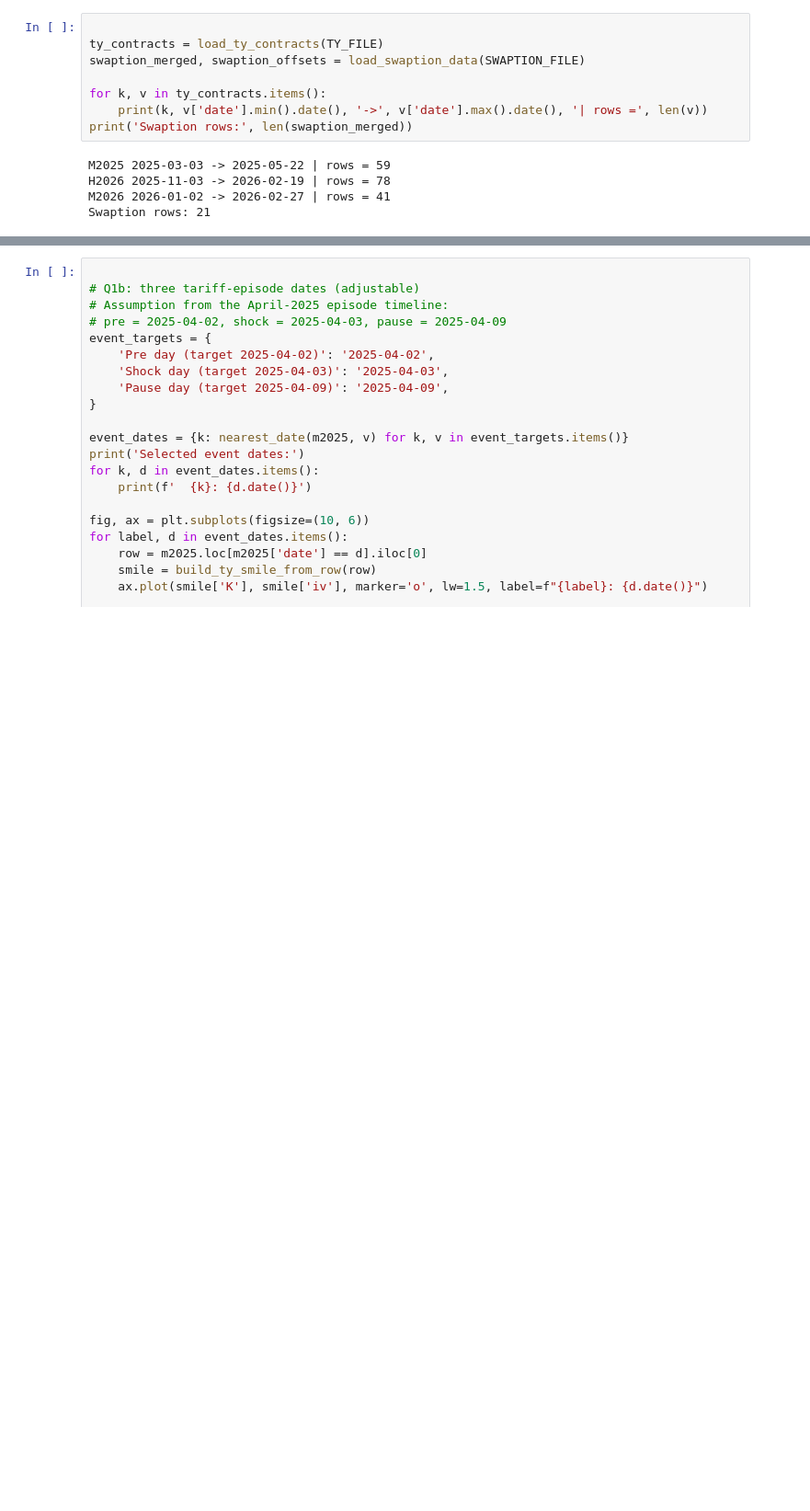
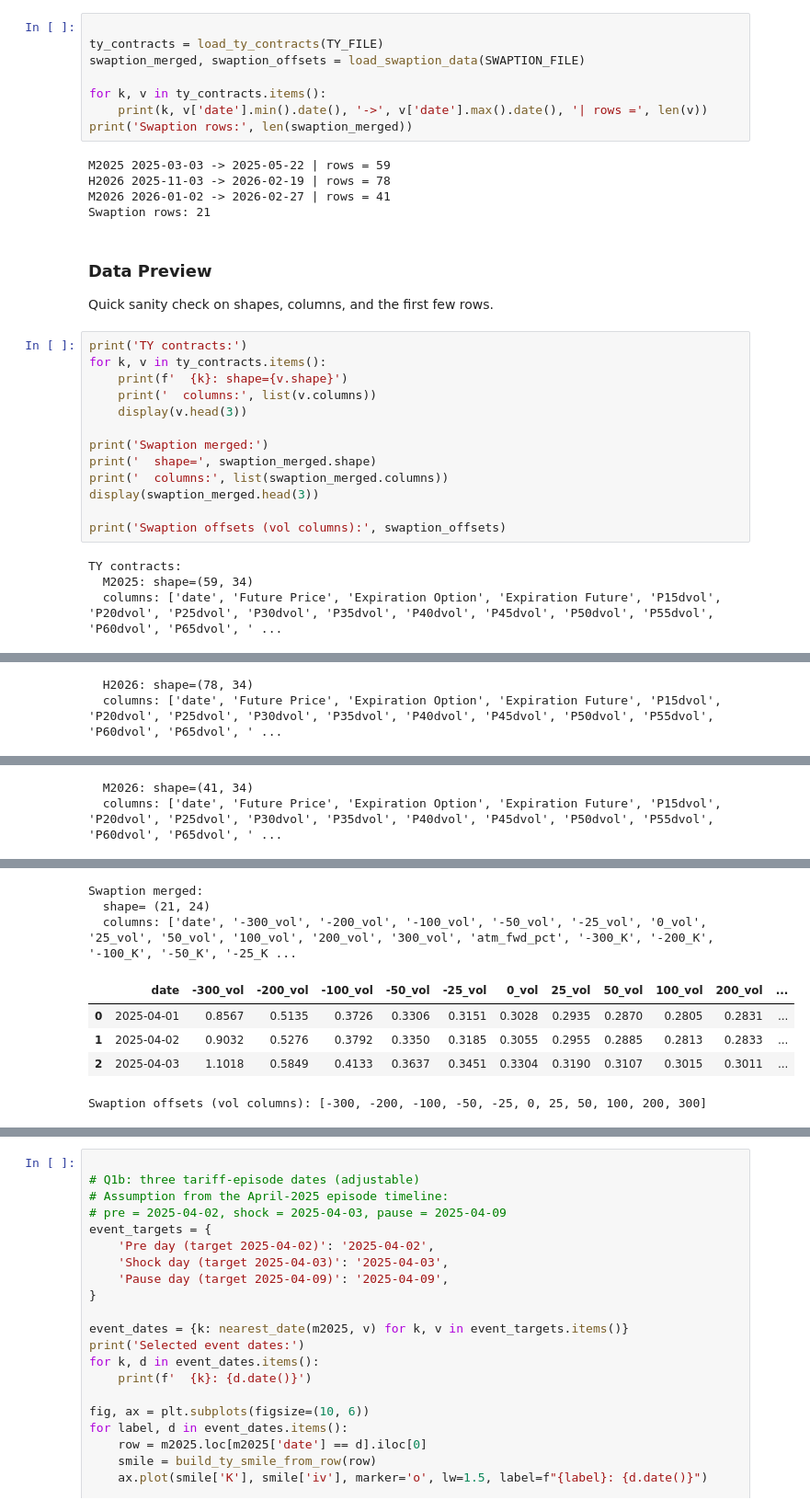
Before and after one commit to se101/Fixed-Income-Derivatives-, a Jupyter notebook: Project.ipynb, the cells around one changed output, grey strips where cells are left out. Shown at 92% size. Cells and saved outputs as stored; diff of their text form; blank space fills up the shorter version.

```diff
--- a/Project.ipynb
+++ b/Project.ipynb
@@ -317,3 +393,24 @@ M2025 2025-03-03 -> 2025-05-22 | rows = 59
 H2026 2025-11-03 -> 2026-02-19 | rows = 78
 M2026 2026-01-02 -> 2026-02-27 | rows = 41
 Swaption rows: 21
+# %% [markdown]
+### Data Preview
+
+Quick sanity check on shapes, columns, and the first few rows.
+# %%
+print('TY contracts:')
+for k, v in ty_contracts.items():
+    print(f'  {k}: shape={v.shape}')
+    print('  columns:', list(v.columns))
+    display(v.head(3))
+
+print('Swaption merged:')
+print('  shape=', swaption_merged.shape)
+print('  columns:', list(swaption_merged.columns))
+display(swaption_merged.head(3))
+
+print('Swaption offsets (vol columns):', swaption_offsets)
+# %% [output]
+TY contracts:
+  M2025: shape=(59, 34)
+  columns: ['date', 'Future Price', 'Expiration Option', 'Expiration Future', 'P15dvol', 'P20dvol', 'P25dvol', 'P30dvol', 'P35dvol', 'P40dvol', 'P45dvol', 'P50dvol', 'P55dvol', 'P60dvol', 'P65dvol', ' ...
@@ -319,0 +421,2 @@ Swaption rows: 21
+  H2026: shape=(78, 34)
+  columns: ['date', 'Future Price', 'Expiration Option', 'Expiration Future', 'P15dvol', 'P20dvol', 'P25dvol', 'P30dvol', 'P35dvol', 'P40dvol', 'P45dvol', 'P50dvol', 'P55dvol', 'P60dvol', 'P65dvol', ' ...
@@ -319,0 +427,2 @@ Swaption rows: 21
+  M2026: shape=(41, 34)
+  columns: ['date', 'Future Price', 'Expiration Option', 'Expiration Future', 'P15dvol', 'P20dvol', 'P25dvol', 'P30dvol', 'P35dvol', 'P40dvol', 'P45dvol', 'P50dvol', 'P55dvol', 'P60dvol', 'P65dvol', ' ...
@@ -319,0 +433,8 @@ Swaption rows: 21
+Swaption merged:
+  shape= (21, 24)
+  columns: ['date', '-300_vol', '-200_vol', '-100_vol', '-50_vol', '-25_vol', '0_vol', '25_vol', '50_vol', '100_vol', '200_vol', '300_vol', 'atm_fwd_pct', '-300_K', '-200_K', '-100_K', '-50_K', '-25_K ...
+|  | date | -300_vol | -200_vol | -100_vol | -50_vol | -25_vol | 0_vol | 25_vol | 50_vol | 100_vol | 200_vol | ... |
+| 0 | 2025-04-01 | 0.8567 | 0.5135 | 0.3726 | 0.3306 | 0.3151 | 0.3028 | 0.2935 | 0.2870 | 0.2805 | 0.2831 | ... |
+| 1 | 2025-04-02 | 0.9032 | 0.5276 | 0.3792 | 0.3350 | 0.3185 | 0.3055 | 0.2955 | 0.2885 | 0.2813 | 0.2833 | ... |
+| 2 | 2025-04-03 | 1.1018 | 0.5849 | 0.4133 | 0.3637 | 0.3451 | 0.3304 | 0.3190 | 0.3107 | 0.3015 | 0.3011 | ... |
+Swaption offsets (vol columns): [-300, -200, -100, -50, -25, 0, 25, 50, 100, 200, 300]
```
Also changed, not shown: parts of 20 cells of this notebook.
